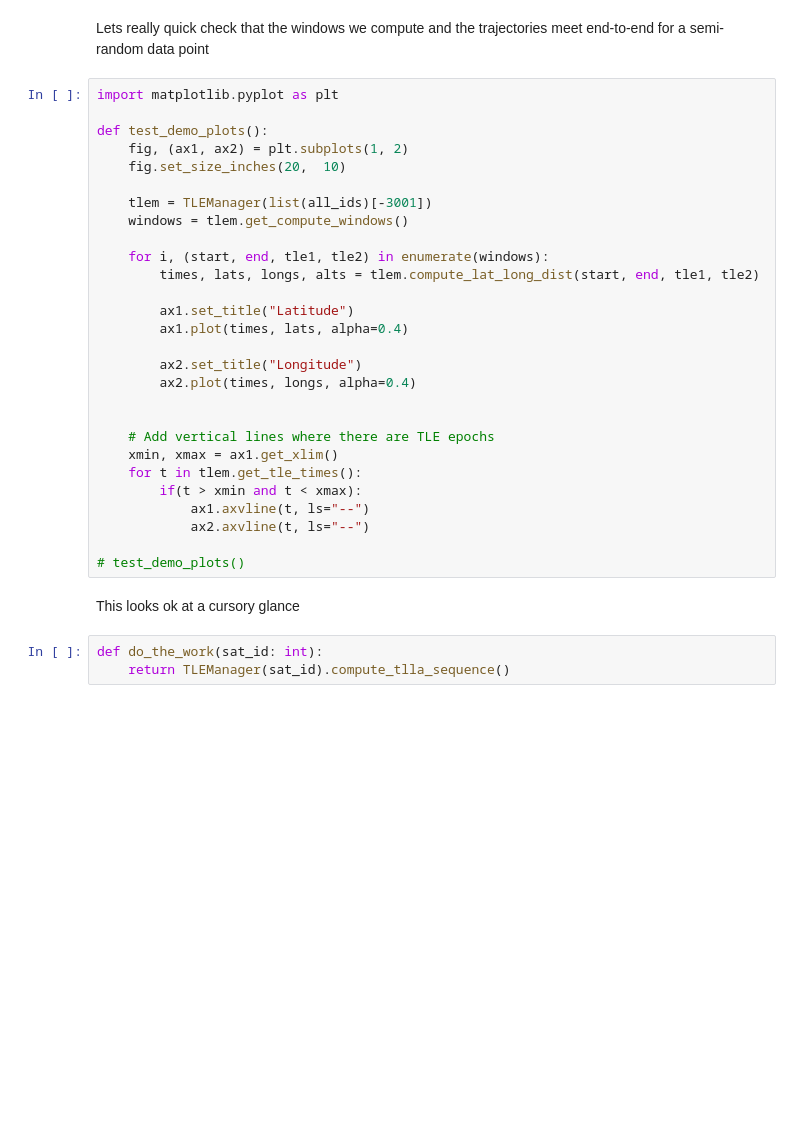
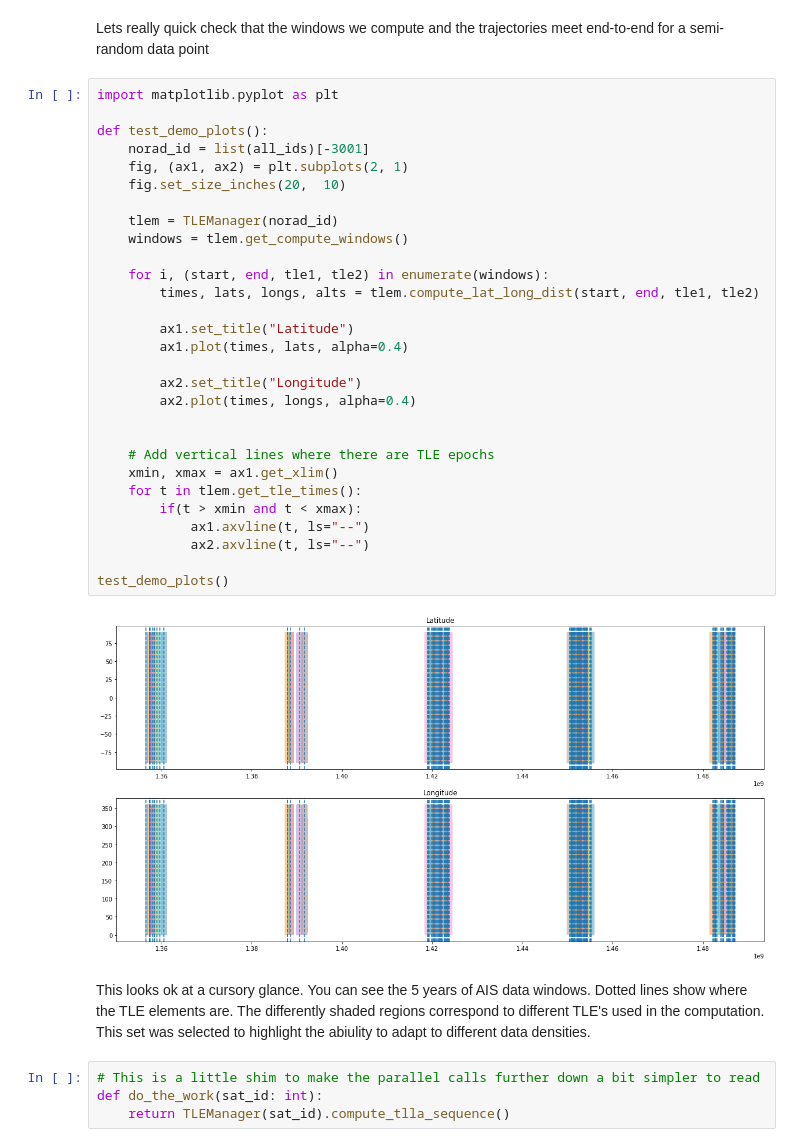
Before and after one commit to att-vault/vault, a Jupyter notebook: Notebook/TLE_precompute.ipynb, the cells around one changed output. Drawn from its saved outputs; the diff is of its cells as text; blank space fills up the shorter version.

```diff
--- a/Notebook/TLE_precompute.ipynb
+++ b/Notebook/TLE_precompute.ipynb
@@ -162,34 +190,38 @@ Lets really quick check that the windows we compute and the trajectories meet en
 # %%
 import matplotlib.pyplot as plt
 
 def test_demo_plots():
-    fig, (ax1, ax2) = plt.subplots(1, 2)
+    norad_id = list(all_ids)[-3001]
+    fig, (ax1, ax2) = plt.subplots(2, 1)
     fig.set_size_inches(20,  10)
 
-    tlem = TLEManager(list(all_ids)[-3001])
+    tlem = TLEManager(norad_id)
     windows = tlem.get_compute_windows()
 
     for i, (start, end, tle1, tle2) in enumerate(windows):
         times, lats, longs, alts = tlem.compute_lat_long_dist(start, end, tle1, tle2)
 
         ax1.set_title("Latitude")
         ax1.plot(times, lats, alpha=0.4)
 
         ax2.set_title("Longitude")
         ax2.plot(times, longs, alpha=0.4)
 
 
     # Add vertical lines where there are TLE epochs
     xmin, xmax = ax1.get_xlim()
     for t in tlem.get_tle_times():
         if(t > xmin and t < xmax):
             ax1.axvline(t, ls="--")
             ax2.axvline(t, ls="--")
 
-# test_demo_plots()
+test_demo_plots()
+# %% [output]
+[figure, added]
-# %% [markdown]
-This looks ok at a cursory glance
-# %%
-def do_the_work(sat_id: int):
-    return TLEManager(sat_id).compute_tlla_sequence()
+# %% [markdown]
+This looks ok at a cursory glance. You can see the 5 years of AIS data windows. Dotted lines show where the TLE elements are. The differently shaded regions correspond to different TLE's used in the computation. This set was selected to highlight the abiulity to adapt to different data densities.
+# %%
+# This is a little shim to make the parallel calls further down a bit simpler to read
+def do_the_work(sat_id: int):
+    return TLEManager(sat_id).compute_tlla_sequence()
 # %%
```
Also changed, not shown: parts of 12 cells of this notebook, 2 other files.
